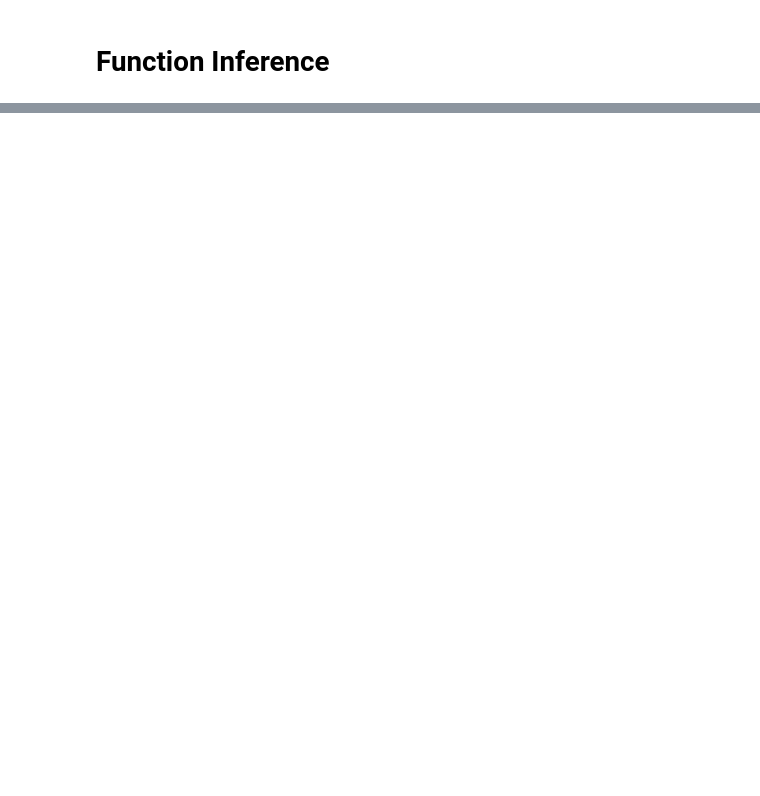
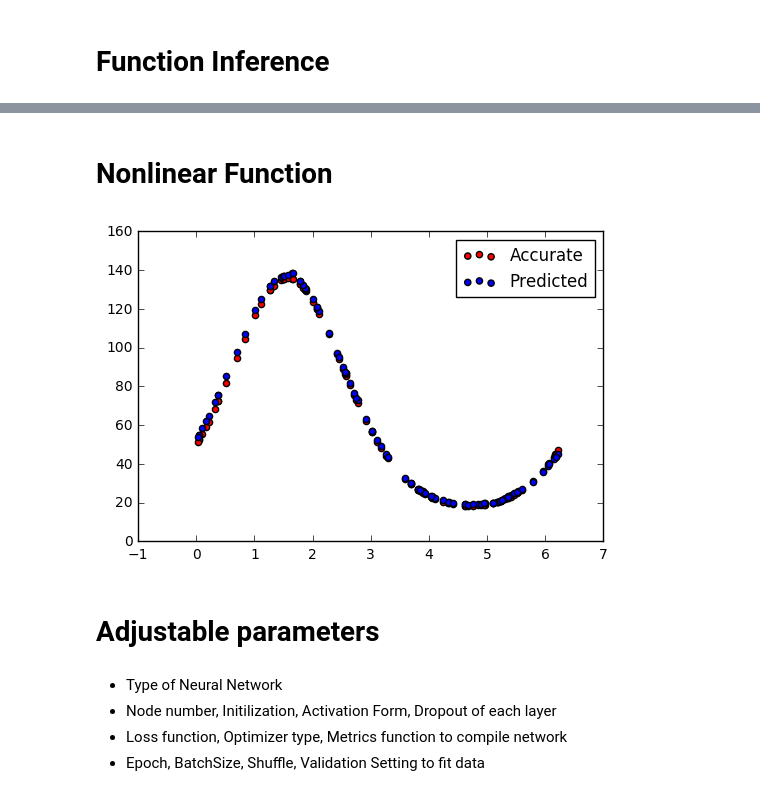
Before and after one commit to longyangking/ML, a Jupyter notebook: Deep Learning/Function Inference.ipynb, the cells around one changed output, grey strips where cells are left out. Saved outputs shown, nothing was run; the diff lists cells and outputs as text; code cells hidden in the pictures; blank space fills up the shorter version.

```diff
--- a/Deep Learning/Function Inference.ipynb
+++ b/Deep Learning/Function Inference.ipynb
@@ -110,0 +87,41 @@ plt.show()
+# %% [markdown]
+# Nonlinear Function
+# %%
+from keras.models import Sequential
+from keras.layers import LSTM, Dense
+
+import numpy as np
+import math
+%matplotlib inline
+import matplotlib.pyplot as plt
+
+model = Sequential()
+model.add(Dense(100, input_dim=1, init='uniform',activation='linear'))
+model.add(Dense(50, activation='relu'))
+model.add(Dense(50, activation='linear'))
+model.add(Dense(1, activation='linear'))
+model.compile(loss='mean_squared_error',optimizer='rmsprop',metrics=['accuracy'])
+
+x_train = 2*math.pi*np.random.random((5000,1))
+y_train = 50*np.exp(np.sin(x_train))
+
+x_val = 2*math.pi*np.random.random((100,1))
+y_val = 50*np.exp(np.sin(x_val))
+
+hist = model.fit(x_train,y_train, nb_epoch=200, batch_size=40,verbose=0,shuffle=True, validation_split=0.1)
+
+out = model.predict(x_val)
+
+plt.scatter(x_val, y_val,c='r',label='Accurate')
+plt.scatter(x_val,out,label='Predicted')
+plt.legend(loc=1)
+plt.show()
+# %% [output]
+[figure, added]
+# %% [markdown]
+# Adjustable parameters
+# %% [markdown]
++ Type of Neural Network
++ Node number, Initilization, Activation Form, Dropout of each layer
++ Loss function, Optimizer type, Metrics function to compile network
++ Epoch, BatchSize, Shuffle, Validation Setting to fit data
```
Also changed, not shown: parts of 15 cells of this notebook, 2 other files.
